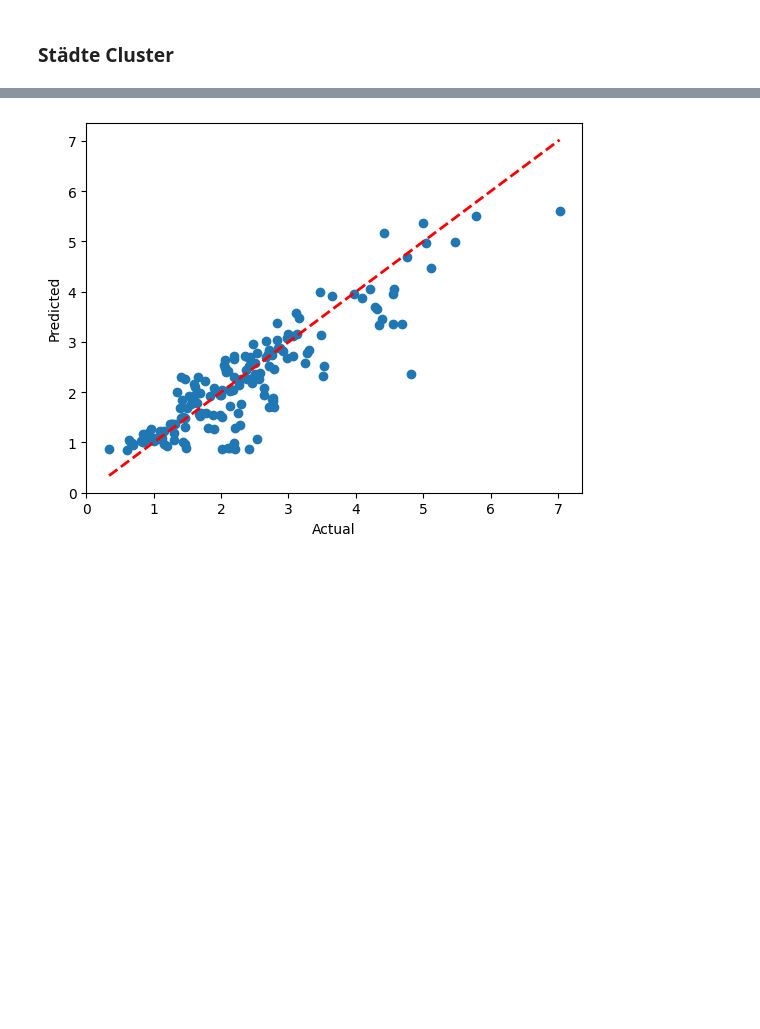
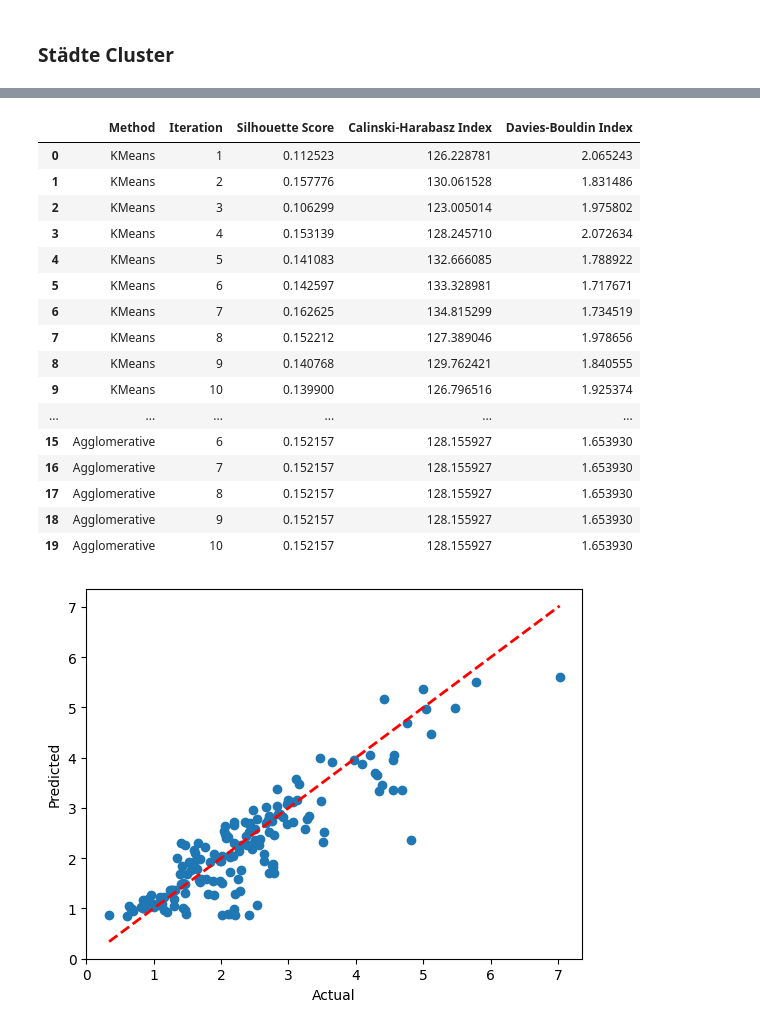
Before and after one commit to GehriJan/data-science-exam, a Jupyter notebook: data_science_exam.ipynb, the cells around one changed output, grey strips where cells are left out. Cells and saved outputs as stored; diff of their text form; code cells hidden in the pictures; blank space fills up the shorter version.

```diff
--- a/data_science_exam.ipynb
+++ b/data_science_exam.ipynb
@@ -587,7 +880,7 @@ fig = px.scatter_geo(
     lon="longitude",
     size="weighted_basket",
     color="country",
-    symbol="continent",
+    #symbol="continent",
     hover_name="city",
     hover_data=["country", "elevation", "weighted_basket"],
     projection="natural earth",
@@ -621,6 +914,8 @@ plt.show()
 from sklearn.cluster import KMeans, HDBSCAN
 from sklearn.metrics import silhouette_score, calinski_harabasz_score, davies_bouldin_score
 from sklearn.decomposition import PCA
+from sklearn.cluster import KMeans, DBSCAN, AgglomerativeClustering
+import pandas as pd
 
 def print_scores(data_to_cluster, clusters):
     # Silhouette-Score
@@ -647,7 +942,7 @@ def visualize_clusters(data_to_cluster, clusters, plotly=False, data_names=None)
     # Führe t-SNE durch
     # Führe PCA durch
 
-    pca = TSNE(n_components=2)
+    pca = PCA(n_components=2)
     pca_result = pca.fit_transform(data_to_cluster.dropna())
 
 
@@ -695,11 +990,39 @@ scaled_numeric = pd.DataFrame(scaler.fit_transform(numeric_columns))
 not_na = ~numeric_columns.isna().any(axis=1)
 data_to_cluster = scaled_numeric.dropna()
 
-# Führe K-Means-Clustering durch
-n_clusters = 8  # Anzahl der Cluster
-kmeans = KMeans(n_clusters=n_clusters)
-clusters = kmeans.fit_predict(data_to_cluster)
+# Initialize results storage
+results = []
 
-print_scores(data_to_cluster, clusters)
-visualize_clusters(data_to_cluster, clusters, plotly=True, data_names=df["city"][not_na])
+# Define clustering methods
+clustering_methods = {
+    "KMeans": lambda: KMeans(n_clusters=8, random_state=None),
+    #"DBSCAN": lambda: DBSCAN(eps=0.5, min_samples=5),
+    "Agglomerative": lambda: AgglomerativeClustering(n_clusters=8)
+}
+
+# Perform clustering 10 times for each method
+for method_name, method in clustering_methods.items():
+    for i in range(10):
+        # Fit the clustering algorithm
+        clusters = method().fit_predict(data_to_cluster)
+
+        print(method_name)
+
+        # Calculate metrics
+        silhouette_avg = silhouette_score(data_to_cluster, clusters)
+        calinski_harabasz = calinski_harabasz_score(data_to_cluster, clusters)
+        davies_bouldin = davies_bouldin_score(data_to_cluster, clusters)
+
+        # Append results
+        results.append({
+            "Method": method_name,
+            "Iteration": i + 1,
+            "Silhouette Score": silhouette_avg,
+            "Calinski-Harabasz Index": calinski_harabasz,
+            "Davies-Bouldin Index": davies_bouldin
+        })
+
+# Convert results to DataFrame
+metrics_df = pd.DataFrame(results)
+metrics_df
 # %% [output]
@@ -709,3 +1049,20 @@ Davies-Bouldin Index: 1.9022133873952929
+|  | Method | Iteration | Silhouette Score | Calinski-Harabasz Index | Davies-Bouldin Index |
+| 0 | KMeans | 1 | 0.112523 | 126.228781 | 2.065243 |
+| 1 | KMeans | 2 | 0.157776 | 130.061528 | 1.831486 |
+| 2 | KMeans | 3 | 0.106299 | 123.005014 | 1.975802 |
+| 3 | KMeans | 4 | 0.153139 | 128.245710 | 2.072634 |
+| 4 | KMeans | 5 | 0.141083 | 132.666085 | 1.788922 |
+| 5 | KMeans | 6 | 0.142597 | 133.328981 | 1.717671 |
+| 6 | KMeans | 7 | 0.162625 | 134.815299 | 1.734519 |
+| 7 | KMeans | 8 | 0.152212 | 127.389046 | 1.978656 |
+| 8 | KMeans | 9 | 0.140768 | 129.762421 | 1.840555 |
+| 9 | KMeans | 10 | 0.139900 | 126.796516 | 1.925374 |
+| ... | ... | ... | ... | ... | ... |
+| 15 | Agglomerative | 6 | 0.152157 | 128.155927 | 1.653930 |
+| 16 | Agglomerative | 7 | 0.152157 | 128.155927 | 1.653930 |
+| 17 | Agglomerative | 8 | 0.152157 | 128.155927 | 1.653930 |
+| 18 | Agglomerative | 9 | 0.152157 | 128.155927 | 1.653930 |
+| 19 | Agglomerative | 10 | 0.152157 | 128.155927 | 1.653930 |
 # %%
 from sklearn.svm import SVR
 from sklearn.model_selection import train_test_split
```
Also changed, not shown: parts of 8 cells of this notebook.
